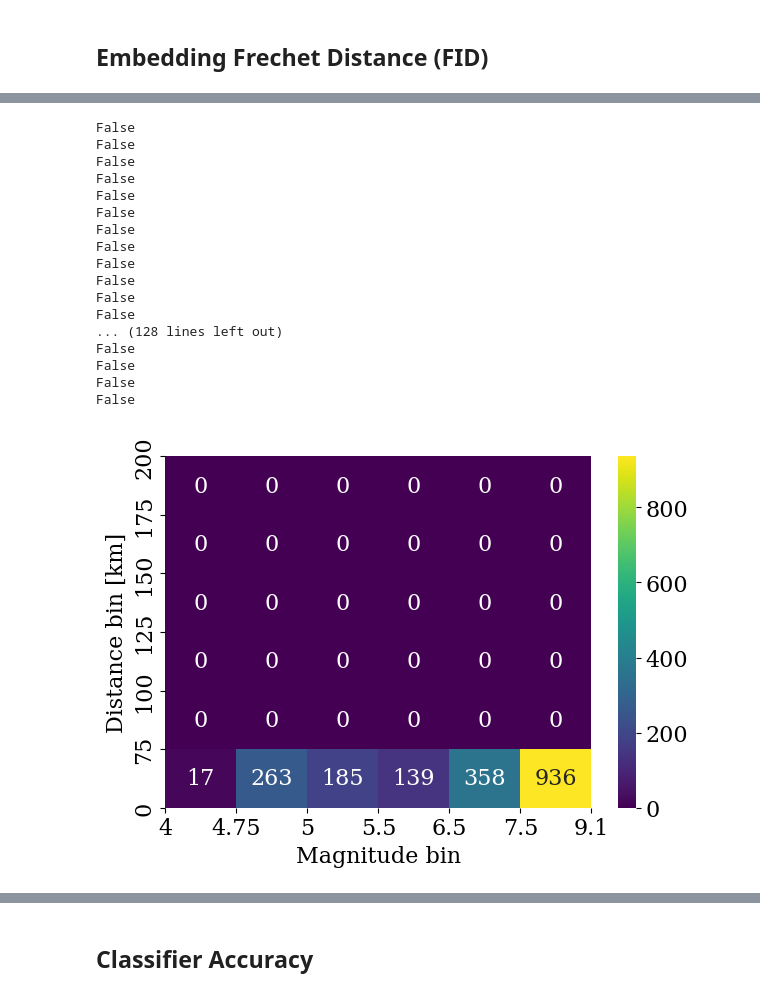
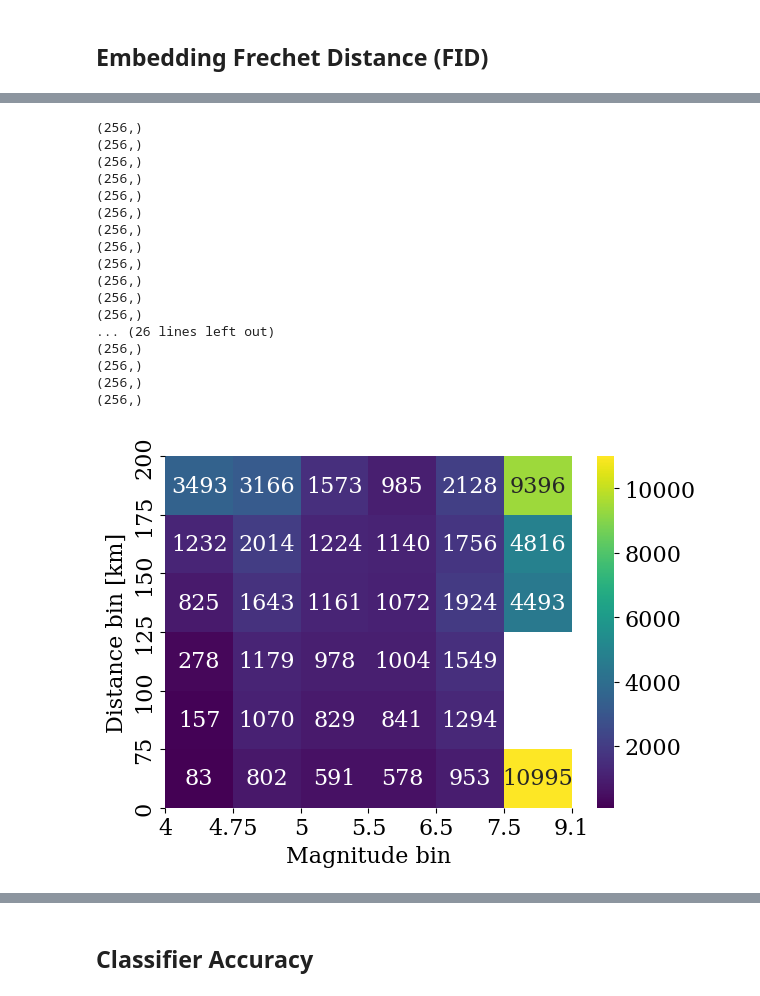
Before and after one commit to highfem/tqdne, a Jupyter notebook: experiments/evaluation.ipynb, the cells around one changed output, grey strips where cells are left out. Saved outputs shown, nothing was run; the diff lists cells and outputs as text; code cells hidden in the pictures.

```diff
--- a/experiments/evaluation.ipynb
+++ b/experiments/evaluation.ipynb
@@ -14,8 +14,6 @@ from tqdne.plot import BinPlot, MovingAverageEnvelopeGrid, AmplitudeSpectralDens
 # %% [markdown]
 ## Setup
 # %%
-
-config = SpectrogramClassificationConfig("workdir")
-test = h5py.File("workdir/evaluation/Latent-EDM-32x32x4-LogSpectrogram-c128-b128-gpu4-latent4-split_test.h5", "r")
-train = h5py.File("workdir/evaluation/Latent-EDM-32x32x4-LogSpectrogram-c128-b128-gpu4-latent4-split_train.h5", "r")
-validation = h5py.File("workdir/evaluation/Latent-EDM-32x32x4-LogSpectrogram-c128-b128-gpu4-latent4-split_validation.h5", "r")
+test = h5py.File("workdir/evaluation/Latent-EDM-32x32x4-LogSpectrogram-c128-b128-gpu4-latent4-split_test-rank_0.h5", "r")
+train = h5py.File("workdir/evaluation/Latent-EDM-32x32x4-LogSpectrogram-c128-b128-gpu4-latent4-split_train-rank_0.h5", "r")
+validation = h5py.File("workdir/evaluation/Latent-EDM-32x32x4-LogSpectrogram-c128-b128-gpu4-latent4-split_validation-rank_0.h5", "r")
@@ -29,18 +19,0 @@ targets = test["target_waveform"][:10]
-# %%
-_, axes = plt.subplots(nrows=5, ncols=2, figsize=(12, 12))
-for i in range(0, 5, 1):
-    axes[i][0].plot(targets[i].T, alpha=0.5)
-    axes[i][1].plot(targets[i + 5].T, alpha=0.5)
-plt.suptitle("Training data")
-plt.tight_layout()
-plt.savefig("workdir/figures/new_targets.pdf")
-plt.show()
-
-_, axes = plt.subplots(nrows=5, ncols=2, figsize=(12, 12))
-for i in range(0, 5, 1):
-    axes[i][0].plot(preds[i].T, alpha=0.5)
-    axes[i][1].plot(preds[i + 5].T, alpha=0.5)
-plt.suptitle("Simulations")
-plt.tight_layout()
-#plt.savefig("workdir/figures/new_preds.pdf")
-plt.show()
@@ -189,28 +160,28 @@ from scipy import linalg
 # %%
 fid_metric = lambda x, y: frechet_distance(x, y, isotropic=False)
-fig = BinPlot(metric=fid_metric, mag_bins=mag_bins, dist_bins=dist_bins , fmt=".0f").plot(
+fig = BinningPlot(metric=fid_metric, mag_bins=mag_bins, dist_bins=dist_bins , fmt=".0f").plot(
     pred=np.concatenate([train["predicted_classifier_embedding"][:], validation["predicted_classifier_embedding"][:], test["predicted_classifier_embedding"][:]]),
     target=np.concatenate([train["target_classifier_embedding"][:], validation["target_classifier_embedding"][:], test["target_classifier_embedding"][:]]),
     mag=np.concatenate([train["magnitude"][:], validation["magnitude"][:], test["magnitude"][:]]),
-    dist=np.concatenate([train["hypocentral_distance"][:], validation["hypocentral_distance"][:], test["hypocentral_distance"][:]]),
+    dist=np.concatenate([train["hypocentral_distance"][:], validation["hypocentral_distance"][:], test["hypocentral_distance"][:]]) * 1000,
 )
-fig.savefig("../figures/embedding_fd_heatmap.pdf")
+fig.savefig("workdir/figures/embedding_fd_heatmap.pdf")
 # %% [output]
-False
-False
-False
-False
-False
-False
-False
-False
-False
-False
-False
-False
-... (128 lines left out)
-False
-False
-False
-False
+(256,)
+(256,)
+(256,)
+(256,)
+(256,)
+(256,)
+(256,)
+(256,)
+(256,)
+(256,)
+(256,)
+(256,)
+... (26 lines left out)
+(256,)
+(256,)
+(256,)
+(256,)
-[figure, old version]
+[figure, new version]
```
Also changed, not shown: parts of 37 cells of this notebook, 7 other files.
